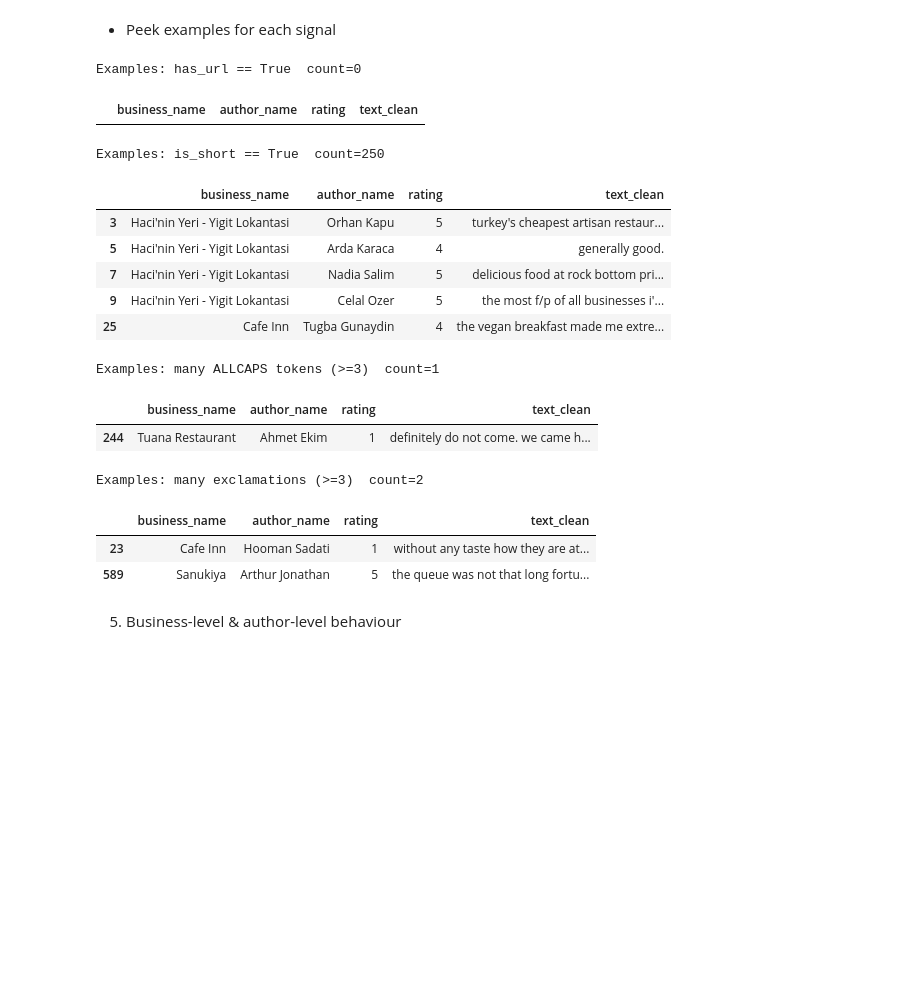
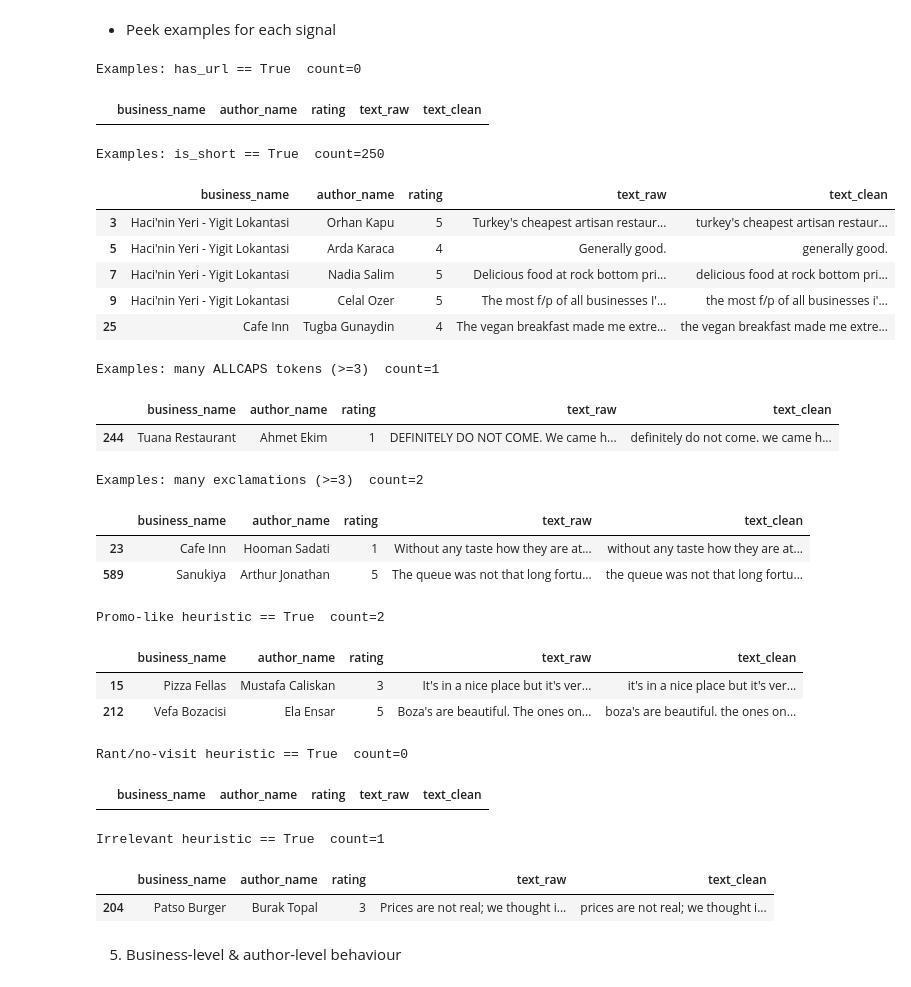
Before and after one commit to popova-mariia/tiktok-techjam-2025, a Jupyter notebook: notebooks/01_eda.ipynb, the cells around one changed output. Drawn from its saved outputs; the diff is of its cells as text; code cells hidden in the pictures; blank space fills up the shorter version.

```diff
--- a/notebooks/01_eda.ipynb
+++ b/notebooks/01_eda.ipynb
@@ -69,8 +77,15 @@ dupes = df.duplicated(subset=["business_name","author_name","text_clean"]).sum()
 print("Exact dupes (business, author, text_clean):", dupes)
 
 print("\nRandom sample:")
-cols = ["business_name","author_name","rating","category_raw","has_url","length_tokens","num_exclaim","num_caps_tokens","text_clean"]
-display(df[cols].sample(min(5, len(df)), random_state=42))
+cols = [
+    "business_name","author_name","rating","category_raw",
+    "had_html","has_url","num_urls","has_email","has_phone","contains_coupon",
+    "is_short","num_exclaim","num_question","num_caps_tokens",
+    "is_empty_text_clean","is_rating_only","is_exact_dupe","dupe_count",
+    "text_clean"
+]
+existing = [c for c in cols if c in df.columns]
+display(df[existing].sample(min(5, len(df)), random_state=42))
 # %% [output]
 Exact dupes (business, author, text_clean): 0
 
@@ -117,32 +152,49 @@ Heuristic ad-like (%): 0.09
 - Peek examples for each signal
 # %%
 def show_examples(mask, n=5, columns=None, title=""):
-    cols = columns or ["business_name","author_name","rating","text_clean"]
+    cols = columns or ["business_name","author_name","rating","text_raw","text_clean"]
     subset = df.loc[mask, cols].head(n)
-    print(f"\n{title}  count={mask.sum()}\n")
+    print(f"\n{title}  count={int(mask.sum())}\n")
     display(subset)
 
-show_examples(df["has_url"], 5, title="Examples: has_url == True")
-show_examples(df["is_short"], 5, title="Examples: is_short == True")
-show_examples(df["num_caps_tokens"] >= 3, 5, title="Examples: many ALLCAPS tokens (>=3)")
-show_examples(df["num_exclaim"] >= 3, 5, title="Examples: many exclamations (>=3)")
+show_examples(df["has_url"].astype(bool), 5, title="Examples: has_url == True")
+show_examples(df["is_short"].astype(bool), 5, title="Examples: is_short == True")
+show_examples((df["num_caps_tokens"] >= 3), 5, title="Examples: many ALLCAPS tokens (>=3)")
+show_examples((df["num_exclaim"] >= 3), 5, title="Examples: many exclamations (>=3)")
+
+# New heuristic examples (if present)
+if "looks_promo_heur" in df:
+    show_examples(df["looks_promo_heur"].astype(bool), 5, title="Promo-like heuristic == True")
+if "looks_rant_no_visit_heur" in df:
+    show_examples(df["looks_rant_no_visit_heur"].astype(bool), 5, title="Rant/no-visit heuristic == True")
+if "looks_irrelevant_heur" in df:
+    show_examples(df["looks_irrelevant_heur"].astype(bool), 5, title="Irrelevant heuristic == True")
 # %% [output]
 Examples: has_url == True  count=0
-|  | business_name | author_name | rating | text_clean |
+|  | business_name | author_name | rating | text_raw | text_clean |
 Examples: is_short == True  count=250
-|  | business_name | author_name | rating | text_clean |
-| 3 | Haci'nin Yeri - Yigit Lokantasi | Orhan Kapu | 5 | turkey's cheapest artisan restaur... |
-| 5 | Haci'nin Yeri - Yigit Lokantasi | Arda Karaca | 4 | generally good. |
-| 7 | Haci'nin Yeri - Yigit Lokantasi | Nadia Salim | 5 | delicious food at rock bottom pri... |
-| 9 | Haci'nin Yeri - Yigit Lokantasi | Celal Ozer | 5 | the most f/p of all businesses i'... |
-| 25 | Cafe Inn | Tugba Gunaydin | 4 | the vegan breakfast made me extre... |
+|  | business_name | author_name | rating | text_raw | text_clean |
+| 3 | Haci'nin Yeri - Yigit Lokantasi | Orhan Kapu | 5 | Turkey's cheapest artisan restaur... | turkey's cheapest artisan restaur... |
+| 5 | Haci'nin Yeri - Yigit Lokantasi | Arda Karaca | 4 | Generally good. | generally good. |
+| 7 | Haci'nin Yeri - Yigit Lokantasi | Nadia Salim | 5 | Delicious food at rock bottom pri... | delicious food at rock bottom pri... |
+| 9 | Haci'nin Yeri - Yigit Lokantasi | Celal Ozer | 5 | The most f/p of all businesses I'... | the most f/p of all businesses i'... |
+| 25 | Cafe Inn | Tugba Gunaydin | 4 | The vegan breakfast made me extre... | the vegan breakfast made me extre... |
 Examples: many ALLCAPS tokens (>=3)  count=1
-|  | business_name | author_name | rating | text_clean |
-| 244 | Tuana Restaurant | Ahmet Ekim | 1 | definitely do not come. we came h... |
+|  | business_name | author_name | rating | text_raw | text_clean |
+| 244 | Tuana Restaurant | Ahmet Ekim | 1 | DEFINITELY DO NOT COME. We came h... | definitely do not come. we came h... |
 Examples: many exclamations (>=3)  count=2
-|  | business_name | author_name | rating | text_clean |
-| 23 | Cafe Inn | Hooman Sadati | 1 | without any taste how they are at... |
-| 589 | Sanukiya | Arthur Jonathan | 5 | the queue was not that long fortu... |
+|  | business_name | author_name | rating | text_raw | text_clean |
+| 23 | Cafe Inn | Hooman Sadati | 1 | Without any taste how they are at... | without any taste how they are at... |
+| 589 | Sanukiya | Arthur Jonathan | 5 | The queue was not that long fortu... | the queue was not that long fortu... |
+Promo-like heuristic == True  count=2
+|  | business_name | author_name | rating | text_raw | text_clean |
+| 15 | Pizza Fellas | Mustafa Caliskan | 3 | It's in a nice place but it's ver... | it's in a nice place but it's ver... |
+| 212 | Vefa Bozacisi | Ela Ensar | 5 | Boza's are beautiful. The ones on... | boza's are beautiful. the ones on... |
+Rant/no-visit heuristic == True  count=0
+|  | business_name | author_name | rating | text_raw | text_clean |
+Irrelevant heuristic == True  count=1
+|  | business_name | author_name | rating | text_raw | text_clean |
+| 204 | Patso Burger | Burak Topal | 3 | Prices are not real; we thought i... | prices are not real; we thought i... |
 # %% [markdown]
 5) Business-level & author-level behaviour
 # %%
```
Also changed, not shown: parts of 9 cells of this notebook, 1 other file.
